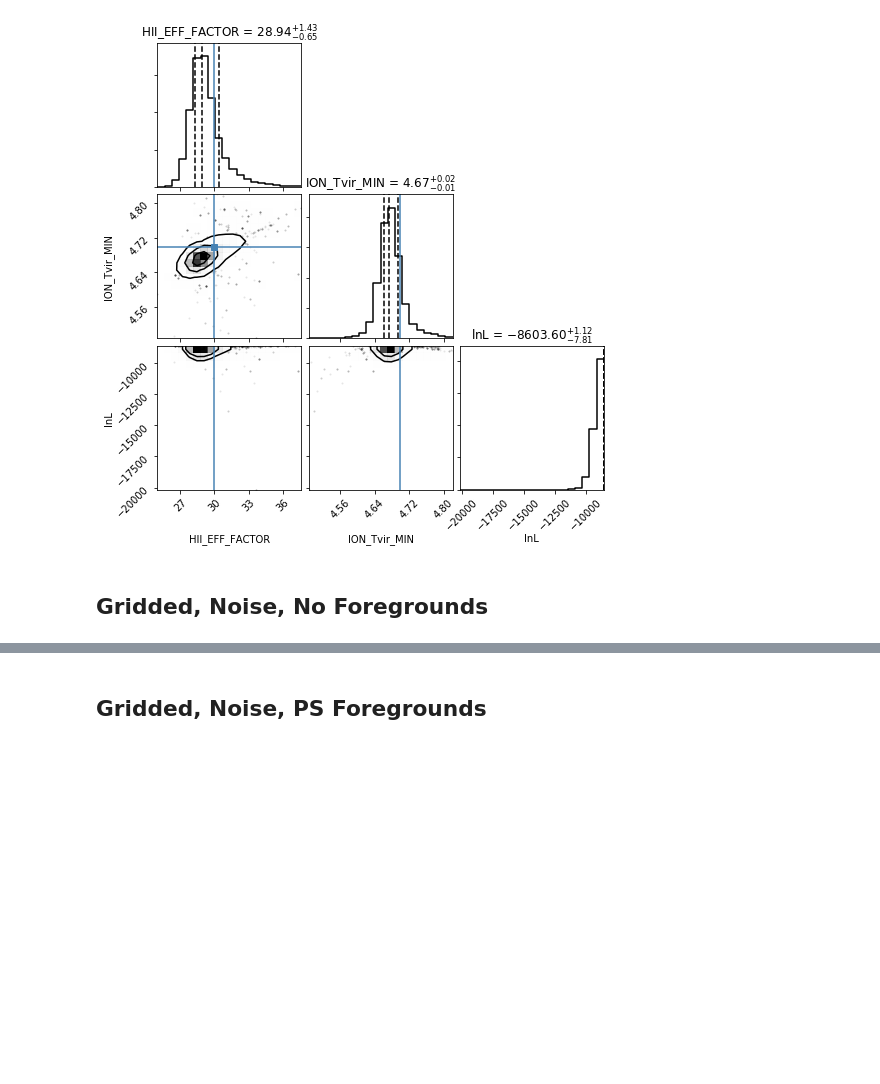
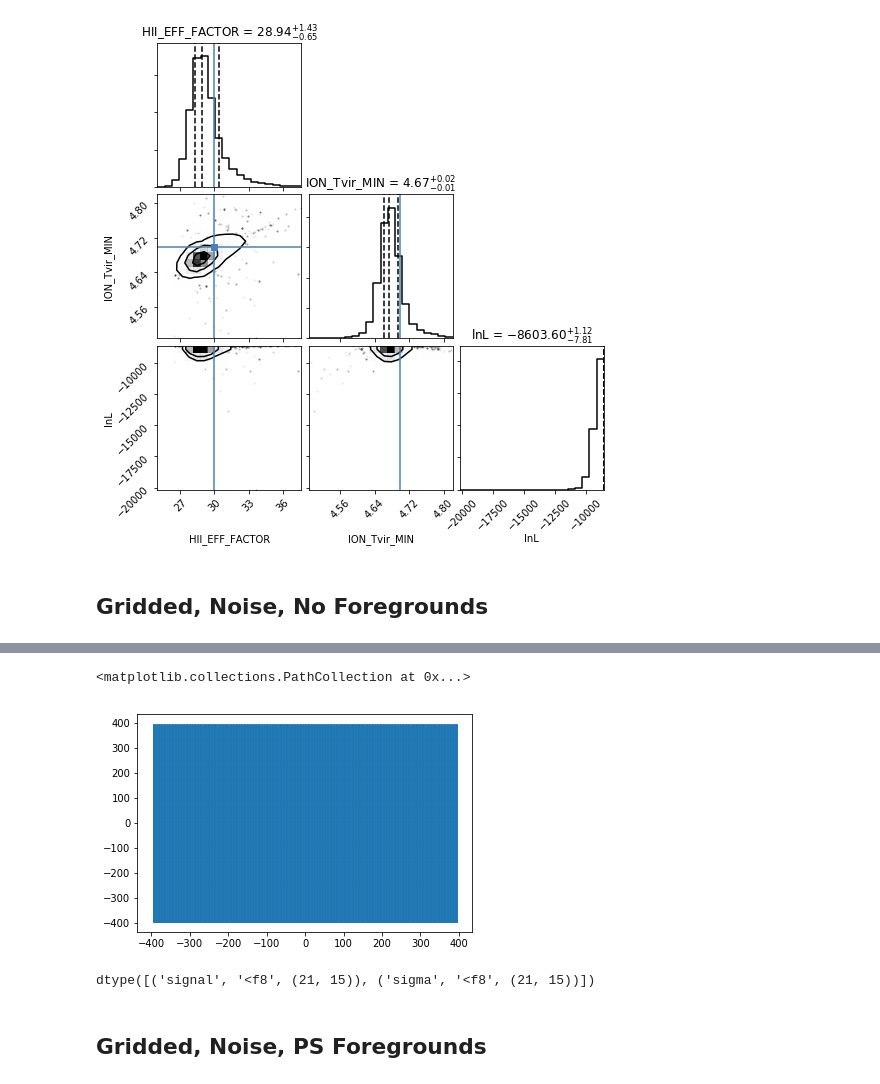
Before and after one commit to BellaNasirudin/py21cmmc_fg, a Jupyter notebook: devel/test_series/visualising_results.ipynb, the cells around one changed output, grey strips where cells are left out. Saved outputs shown, nothing was run; the diff lists cells and outputs as text; code cells hidden in the pictures; blank space fills up the shorter version.

```diff
--- a/devel/test_series/visualising_results.ipynb
+++ b/devel/test_series/visualising_results.ipynb
@@ -152,0 +161,5 @@ plt.colorbar();
+# %%
+plt.scatter(data['baselines'][:, 0], data['baselines'][:, 1], s=1, edgecolor=None, linewidth=0)
+# %% [output]
+<matplotlib.collections.PathCollection at 0x...>
+[figure, added]
@@ -153,3 +168,7 @@ plt.colorbar();
+# %%
+blobs.dtype
+# %% [output]
+dtype([('signal', '<f8', (21, 15)), ('sigma', '<f8', (21, 15))])
 # %% [markdown]
 ## Gridded, Noise, PS Foregrounds
 # %%
```
Also changed, not shown: parts of 6 cells of this notebook, 6 other files.
